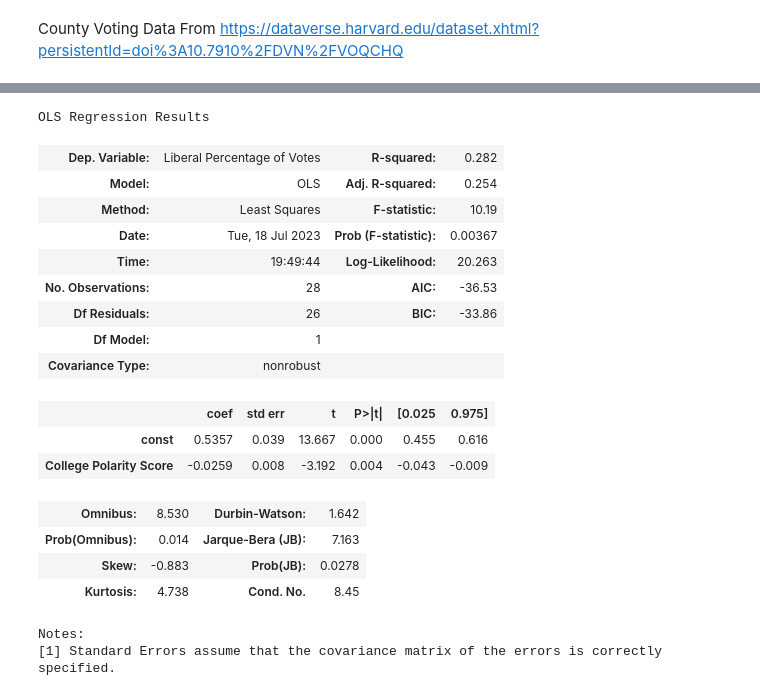
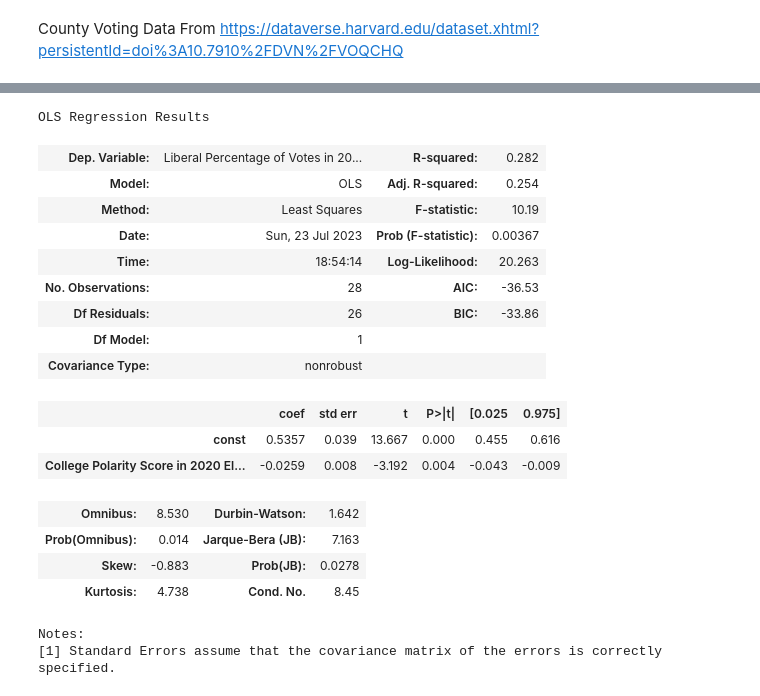
Before and after one commit to theodoremui/diversity-colleges, a Jupyter notebook: notebooks/investigation/Local Voting vs College Polarity.ipynb, the cells around one changed output, grey strips where cells are left out. Drawn from its saved outputs; the diff is of its cells as text; code cells hidden in the pictures.

```diff
--- a/notebooks/investigation/Local Voting vs College Polarity.ipynb
+++ b/notebooks/investigation/Local Voting vs College Polarity.ipynb
@@ -49,21 +49,26 @@ for i in range(len(df)):
 df["Liberal Percents"] = liberal_percents
 df["Conservative Percents"] = conservative_percents
 # %%
-plot_df = pd.DataFrame(columns=["College Polarity Score", "Liberal Percentage of Votes"])
 if AVERAGE:
+    plot_df = pd.DataFrame(columns=["College Polarity Score from 2016-2019", "Liberal Percentage of Votes in 2020 Election"])
     # Average Data for 4 years
     for row in df.iterrows():
         scores = [row[1][str(i)] for i in range(YEAR-4, YEAR)]
         average = np.mean(scores)
         plot_df.loc[len(plot_df)] = [average, row[1]["Liberal Percents"]]
 else:
+    plot_df = pd.DataFrame(columns=["College Polarity Score in 2020 Election", "Liberal Percentage of Votes in 2020 Election"])
     for row in df.iterrows():
         plot_df.loc[len(plot_df)] = [row[1][str(YEAR)], row[1]["Liberal Percents"]]
 # %%
 # Plot Data
-x = plot_df["College Polarity Score"]
-y = plot_df["Liberal Percentage of Votes"]
-plot = (ggplot(plot_df, aes('College Polarity Score', 'Liberal Percentage of Votes'))
+if AVERAGE:
+    x_string = "College Polarity Score from 2016-2019"
+else:
+    x_string = "College Polarity Score in 2020 Election"
+x = plot_df[x_string]
+y = plot_df["Liberal Percentage of Votes in 2020 Election"]
+plot = (ggplot(plot_df, aes(x_string, 'Liberal Percentage of Votes in 2020 Election'))
  + geom_point(color = 'royalblue')
  + ggtitle("College Polarity vs Local Voting Patterns")
  + stat_smooth(method='lm', color='indianred'))
@@ -73,25 +78,25 @@ plot
 <Figure Size: (640 x 480)>
 # %%
 # Data scoring
-x = plot_df[['College Polarity Score']]
-y = plot_df['Liberal Percentage of Votes']
+x = plot_df[[x_string]]
+y = plot_df['Liberal Percentage of Votes in 2020 Election']
 x = sm.add_constant(x)
 model = sm.OLS(y, x).fit()
 model.summary()
 # %% [output]
 OLS Regression Results
-| Dep. Variable: | Liberal Percentage of Votes | R-squared: | 0.282 |
+| Dep. Variable: | Liberal Percentage of Votes in 20... | R-squared: | 0.282 |
 | Model: | OLS | Adj. R-squared: | 0.254 |
 | Method: | Least Squares | F-statistic: | 10.19 |
-| Date: | Tue, 18 Jul 2023 | Prob (F-statistic): | 0.00367 |
-| Time: | 19:49:44 | Log-Likelihood: | 20.263 |
+| Date: | Sun, 23 Jul 2023 | Prob (F-statistic): | 0.00367 |
+| Time: | 18:54:14 | Log-Likelihood: | 20.263 |
 | No. Observations: | 28 | AIC: | -36.53 |
 | Df Residuals: | 26 | BIC: | -33.86 |
 | Df Model: | 1 |  |  |
 | Covariance Type: | nonrobust |  |  |
 |  | coef | std err | t | P>|t| | [0.025 | 0.975] |
 | const | 0.5357 | 0.039 | 13.667 | 0.000 | 0.455 | 0.616 |
-| College Polarity Score | -0.0259 | 0.008 | -3.192 | 0.004 | -0.043 | -0.009 |
+| College Polarity Score in 2020 El... | -0.0259 | 0.008 | -3.192 | 0.004 | -0.043 | -0.009 |
 | Omnibus: | 8.530 | Durbin-Watson: | 1.642 |
 | Prob(Omnibus): | 0.014 | Jarque-Bera (JB): | 7.163 |
 | Skew: | -0.883 | Prob(JB): | 0.0278 |
```
Also changed, not shown: parts of 2 cells of this notebook.
